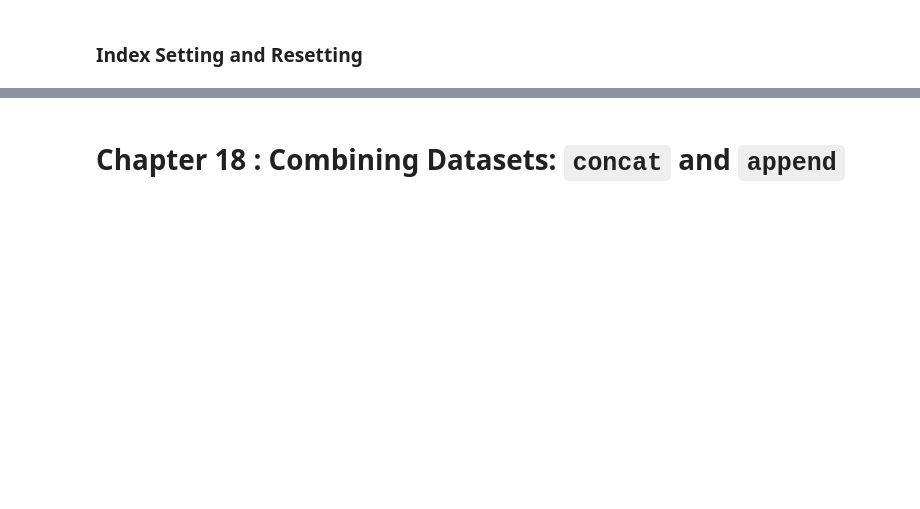
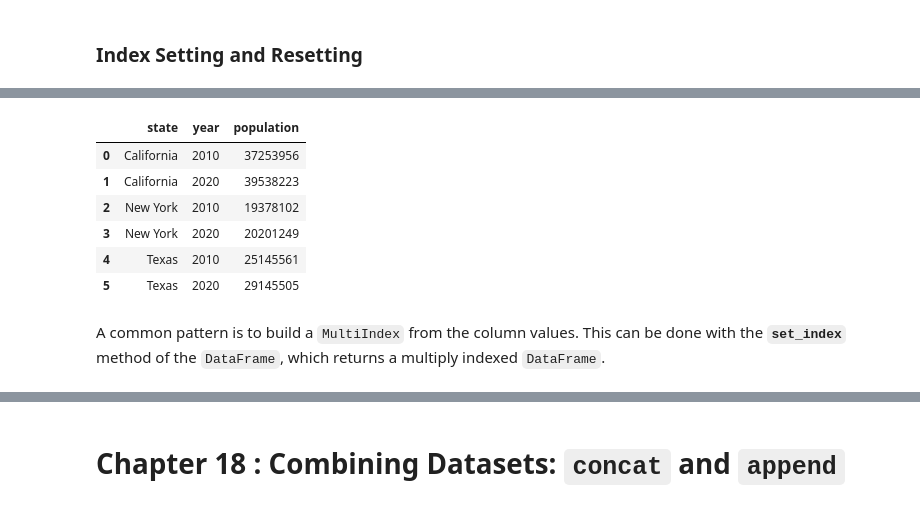
Before and after one commit to huymh/jupyter-notes, a Jupyter notebook: HB_2_Data_Manipulation.ipynb, the cells around one changed output, grey strips where cells are left out. Saved outputs shown, nothing was run; the diff lists cells and outputs as text; code cells hidden in the pictures; blank space fills up the shorter version.

```diff
--- a/HB_2_Data_Manipulation.ipynb
+++ b/HB_2_Data_Manipulation.ipynb
@@ -1169,0 +1389,3 @@ Notice that if a previous value is not available during a forward fill, the NA r
+# %%
+pop.index.names = ['state', 'year']
+pop
@@ -1187,0 +1686,13 @@ Notice that if a previous value is not available during a forward fill, the NA r
+# %%
+pop_flat = pop.reset_index(name = 'population')
+pop_flat
+# %% [output]
+|  | state | year | population |
+| 0 | California | 2010 | 37253956 |
+| 1 | California | 2020 | 39538223 |
+| 2 | New York | 2010 | 19378102 |
+| 3 | New York | 2020 | 20201249 |
+| 4 | Texas | 2010 | 25145561 |
+| 5 | Texas | 2020 | 29145505 |
+# %% [markdown]
+A common pattern is to build a `MultiIndex` from the column values. This can be done with the **`set_index`** method of the `DataFrame`, which returns a multiply indexed `DataFrame`.
```
Also changed, not shown: parts of 95 cells of this notebook.
